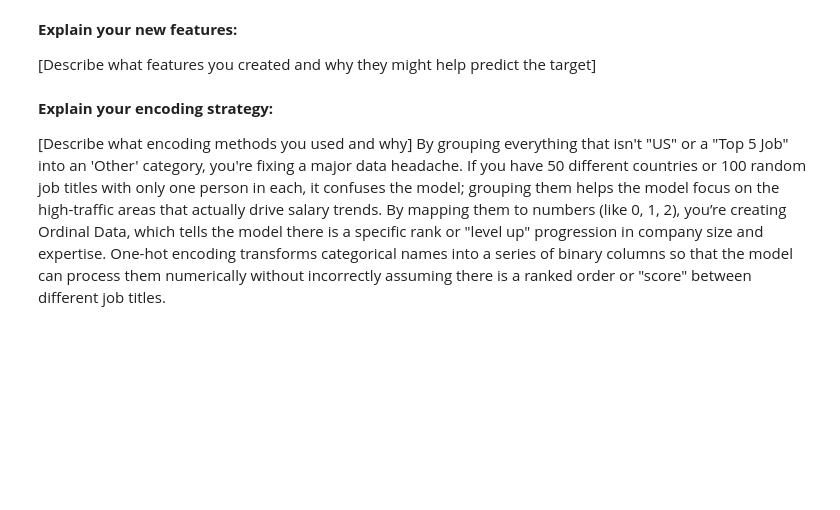
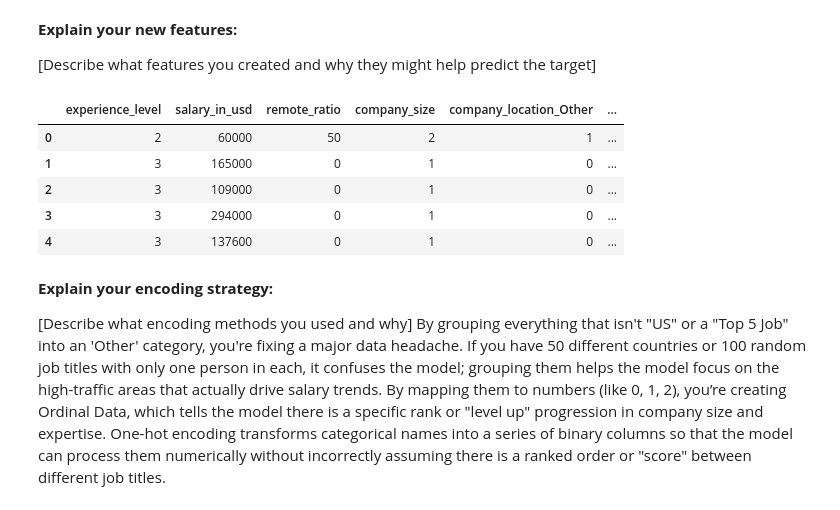
Before and after one commit to MysticBlueTopaz/Salary-Predictor, a Jupyter notebook: notebooks/01_problem_statement_and_eda.ipynb, the cells around one changed output. Saved outputs shown, nothing was run; the diff lists cells and outputs as text; code cells hidden in the pictures; blank space fills up the shorter version.

Commit message:
Update data cleaning to improve performance in linear regression

```diff
--- a/notebooks/01_problem_statement_and_eda.ipynb
+++ b/notebooks/01_problem_statement_and_eda.ipynb
@@ -991,7 +995,7 @@ Think about what would help YOUR specific prediction problem!
 # Map Company sizes
 
 df_clean['company_size'] = df_clean['company_size'].map(size_map)
-df_clean['experience'] = df_clean['experience_level'].map(experince_map)
+df_clean['experience_level'] = df_clean['experience_level'].map(experince_map)
 # %% [markdown]
 ### 6.2 Encode Categorical Variables
 # %% [markdown]
@@ -1020,23 +1024,32 @@ df_clean.loc[~df_clean['job_title'].isin(top_jobs), 'job_title'] = 'Other'
 # %%
 # Encode categorical variables
 # TODO: Add your encoding code here
 #
 # STRATEGIES:
 # - One-hot encoding: for low cardinality (< 10 unique values)
 # - Label encoding: for ordinal data or high cardinality
 # - Target encoding: advanced technique (be careful of data leakage)
 #
 # Examples:
 # One-hot encoding:
 # df_clean = pd.get_dummies(df_clean, columns=['category_col'], drop_first=True)
 #
 # Label encoding:
 # from sklearn.preprocessing import LabelEncoder
 # le = LabelEncoder()
 # df_clean['encoded_col'] = le.fit_transform(df_clean['category_col'])
 
 # YOUR CODE HERE:
-df_clean = pd.get_dummies(df_clean, columns=['experience_level', 'company_location', 'job_title'], dtype=int)
+df_clean = pd.get_dummies(df_clean, columns=[ 'company_location', 'job_title'], dtype=int)
+
+df_clean.head()
+# %% [output]
+|  | experience_level | salary_in_usd | remote_ratio | company_size | company_location_Other | ... |
+| 0 | 2 | 60000 | 50 | 2 | 1 | ... |
+| 1 | 3 | 165000 | 0 | 1 | 0 | ... |
+| 2 | 3 | 109000 | 0 | 1 | 0 | ... |
+| 3 | 3 | 294000 | 0 | 1 | 0 | ... |
+| 4 | 3 | 137600 | 0 | 1 | 0 | ... |
 # %% [markdown]
 **Explain your encoding strategy:**
 
```
Also changed, not shown: parts of 4 cells of this notebook, 2 other files.
